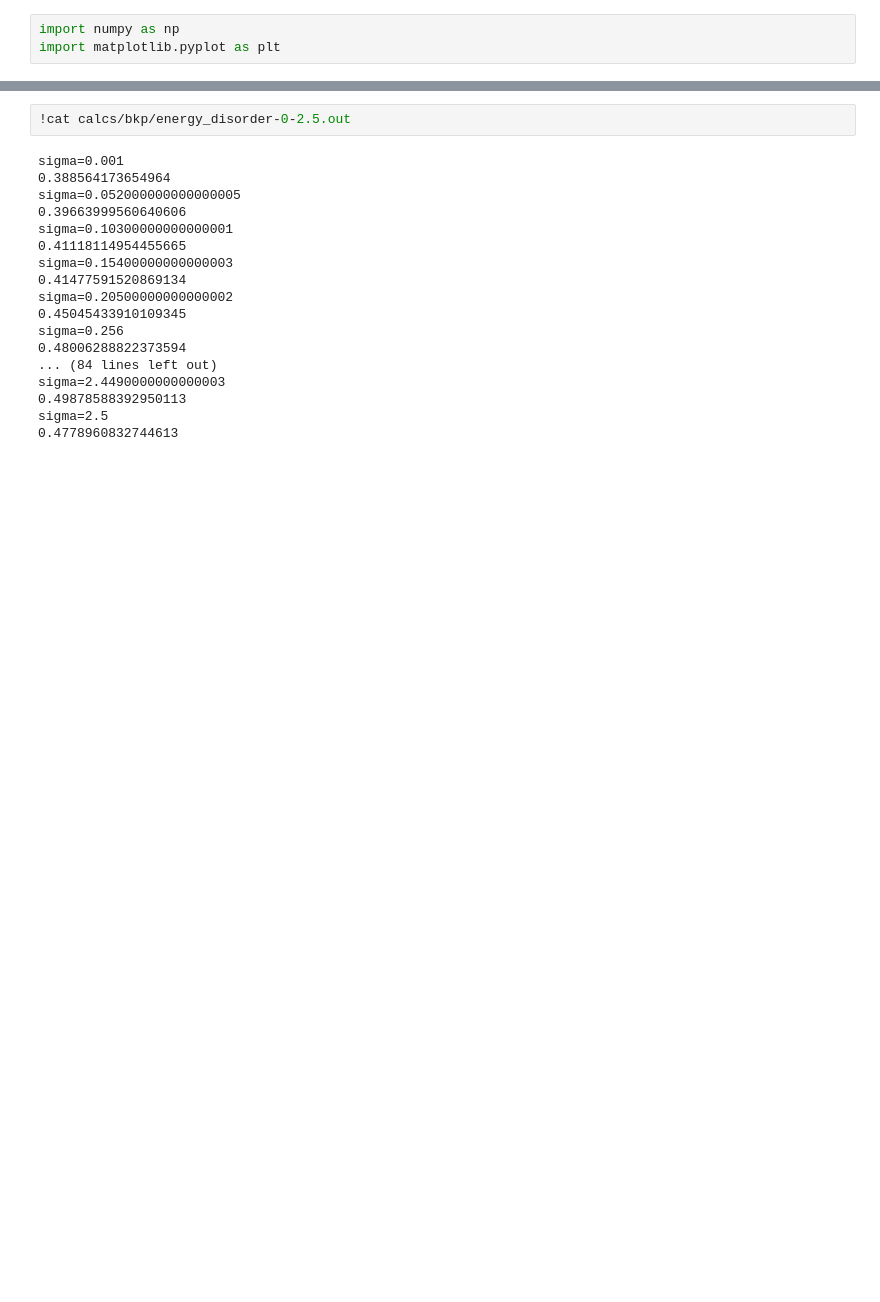
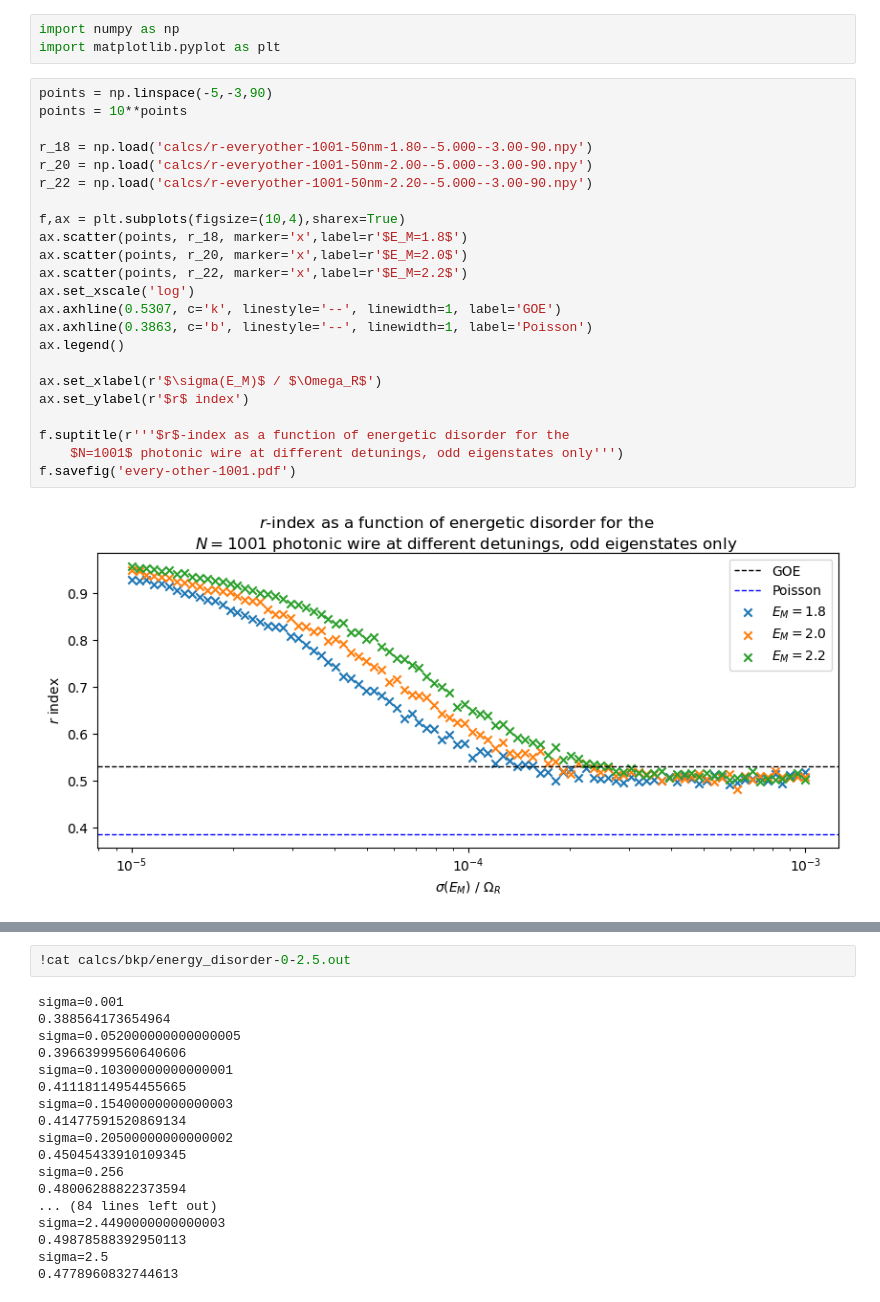
Before and after one commit to brianz98/eigenstate-thermolization, a Jupyter notebook: data.ipynb, the cells around one changed output, grey strips where cells are left out. Cells and saved outputs as stored; diff of their text form; blank space fills up the shorter version.

```diff
--- a/data.ipynb
+++ b/data.ipynb
@@ -1,3 +1,28 @@
 # %%
 import numpy as np
 import matplotlib.pyplot as plt
+# %%
+points = np.linspace(-5,-3,90)
+points = 10**points
+
+r_18 = np.load('calcs/r-everyother-1001-50nm-1.80--5.000--3.00-90.npy')
+r_20 = np.load('calcs/r-everyother-1001-50nm-2.00--5.000--3.00-90.npy')
+r_22 = np.load('calcs/r-everyother-1001-50nm-2.20--5.000--3.00-90.npy')
+
+f,ax = plt.subplots(figsize=(10,4),sharex=True)
+ax.scatter(points, r_18, marker='x',label=r'$E_M=1.8$')
+ax.scatter(points, r_20, marker='x',label=r'$E_M=2.0$')
+ax.scatter(points, r_22, marker='x',label=r'$E_M=2.2$')
+ax.set_xscale('log')
+ax.axhline(0.5307, c='k', linestyle='--', linewidth=1, label='GOE')
+ax.axhline(0.3863, c='b', linestyle='--', linewidth=1, label='Poisson')
+ax.legend()
+
+ax.set_xlabel(r'$\sigma(E_M)$ / $\Omega_R$')
+ax.set_ylabel(r'$r$ index')
+
+f.suptitle(r'''$r$-index as a function of energetic disorder for the
+    $N=1001$ photonic wire at different detunings, odd eigenstates only''')
+f.savefig('every-other-1001.pdf')
+# %% [output]
+[figure, added]
```
Also changed, not shown: parts of 4 cells of this notebook, 43 other files.
